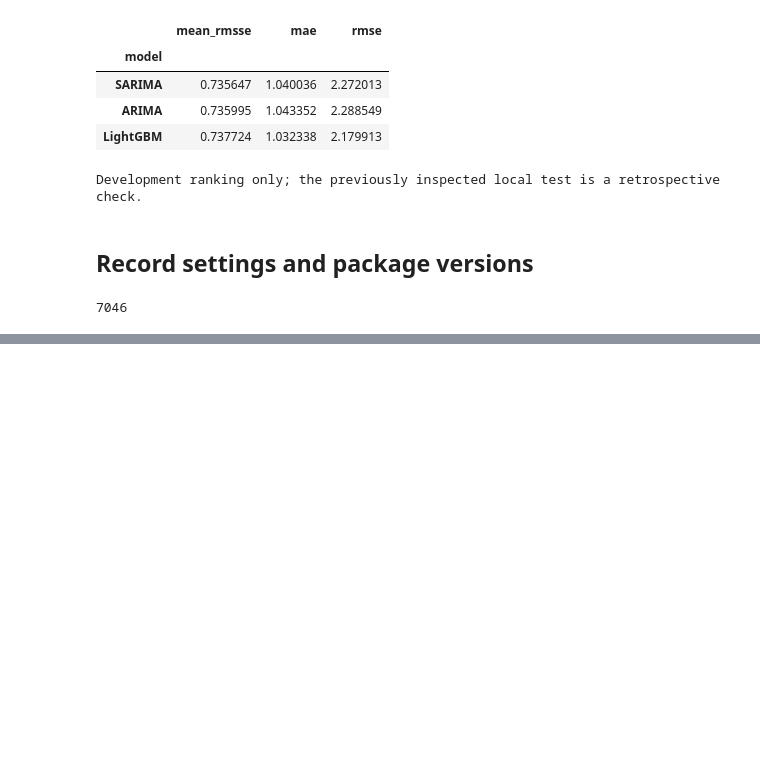
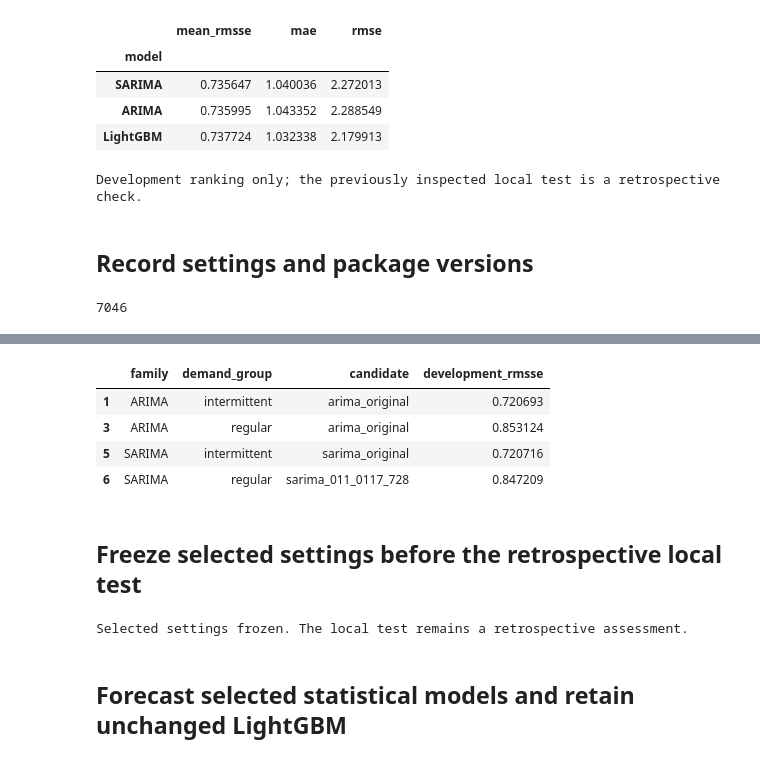
Before and after one commit to rebel47/Machine-Learning-Project, a Jupyter notebook: Project 1/notebooks/modeling/03_model_comparison.ipynb, the cells around one changed output, grey strips where cells are left out. Cells and saved outputs as stored; diff of their text form; code cells hidden in the pictures; blank space fills up the shorter version.

```diff
--- a/Project 1/notebooks/modeling/03_model_comparison.ipynb
+++ b/Project 1/notebooks/modeling/03_model_comparison.ipynb
@@ -442,0 +593,7 @@ manifest['checkpoint_provenance']=json.loads(provenance.read_text()) if provenan
+# %%
+TUNED=TUNED / tuning_run
+TUNED.mkdir(exist_ok=True)
+# %%
+def tuning_path(specification,cutoff,rows):
+    row_hash=hashlib.sha256(np.asarray(rows,dtype='int64').tobytes()).hexdigest()[:12]
+    return TUNING_CACHE / f"{specification['id']}_d{cutoff}_{row_hash}.npz"
@@ -442,0 +721,9 @@ manifest['checkpoint_provenance']=json.loads(provenance.read_text()) if provenan
+# %%
+for family in ['ARIMA','SARIMA']:
+    for result in original_scores.query('phase=="development" and model==@family').itertuples():
+        confirmation.append(dict(candidate=family.lower()+'_original',family=family,
+            cutoff=result.cutoff,mean_rmsse=result.mean_rmsse,mae=result.mae,rmse=result.rmse,
+            rmsse_series=result.rmsse_series,all_series=result.all_series))
+confirmation_scores=pd.DataFrame(confirmation)
+confirmation_scores.to_csv(RESULTS / 'tuning_confirmation_scores.csv',index=False)
+confirmation_ranking=confirmation_scores.groupby(['family','candidate']).mean_rmsse.mean()
@@ -442,0 +734,53 @@ manifest['checkpoint_provenance']=json.loads(provenance.read_text()) if provenan
+# %%
+def full_confirmation_forecast(candidate,cutoff):
+    specification=specifications[candidate]
+    if candidate.endswith('_original'):
+        return np.load(PREDICTIONS / f"full_panel_{specification['family']}_d{cutoff}.npy")
+    return np.load(TUNED / f'{candidate}_d{cutoff}.npy')
+
+group_records=[]
+for result in confirmation_scores.itertuples():
+    values=full_confirmation_forecast(result.candidate,result.cutoff)
+    for group in ['intermittent','regular']:
+        rows=strata.loc[strata.demand_group.eq(group),'row'].to_numpy()
+        metrics=score_forecast(values[rows],sales[rows,result.cutoff:result.cutoff+28],
+                               rmsse_scales(sales[rows,:result.cutoff]))
+        group_records.append(dict(family=result.family,candidate=result.candidate,
+                                   demand_group=group,cutoff=result.cutoff,**metrics))
+# %%
+group_scores=pd.DataFrame(group_records)
+group_scores.to_csv(RESULTS / 'tuning_group_scores.csv',index=False)
+group_ranking=group_scores.groupby(['family','demand_group','candidate']).mean_rmsse.mean()
+selection=group_ranking.rename('development_rmsse').reset_index()
+selection=selection.loc[selection.groupby(['family','demand_group']).development_rmsse.idxmin()]
+selected={family:{row.demand_group:specifications[row.candidate]
+    for row in selection[selection.family.eq(family)].itertuples()} for family in ['ARIMA','SARIMA']}
+series_settings=strata[['row','series_id','demand_group']].copy()
+for family in ['ARIMA','SARIMA']:
+    series_settings[family]=series_settings.demand_group.map(lambda group:selected[family][group]['id'])
+series_settings.to_csv(OUT / 'tuned_series_settings.csv',index=False)
+display(selection)
+# %% [output]
+|  | family | demand_group | candidate | development_rmsse |
+| 1 | ARIMA | intermittent | arima_original | 0.720693 |
+| 3 | ARIMA | regular | arima_original | 0.853124 |
+| 5 | SARIMA | intermittent | sarima_original | 0.720716 |
+| 6 | SARIMA | regular | sarima_011_0117_728 | 0.847209 |
+# %% [markdown]
+## Freeze selected settings before the retrospective local test
+# %%
+selection_manifest=dict(identity=tuning_identity,run_id=tuning_run,
+    selection_cutoffs=config['development_cutoffs'],selection_metric='mean series RMSSE within each fixed demand group',
+    screening_series=len(screen_rows),confirmation_series=len(panel),selected=selected,
+    selection_scores=selection.to_dict('records'),test_used_for_selection=False)
+cache_provenance=TUNING_CACHE / 'compatible_cache.json'
+selection_manifest['cache_provenance']=json.loads(cache_provenance.read_text()) if cache_provenance.exists() else {}
+selection_manifest['group_counts']={str(group):int(count) for group,count in strata.demand_group.value_counts().items()}
+(RESULTS / 'tuning_selection.json').write_text(json.dumps(selection_manifest,indent=2)+'\n')
+assert set(selection_manifest['selection_cutoffs'])==set(config['development_cutoffs'])
+assert config['test_cutoff'] not in selection_manifest['selection_cutoffs']
+print('Selected settings frozen. The local test remains a retrospective assessment.')
+# %% [output]
+Selected settings frozen. The local test remains a retrospective assessment.
+# %% [markdown]
+## Forecast selected statistical models and retain unchanged LightGBM
```
Also changed, not shown: parts of 39 cells of this notebook, 22 other files.
